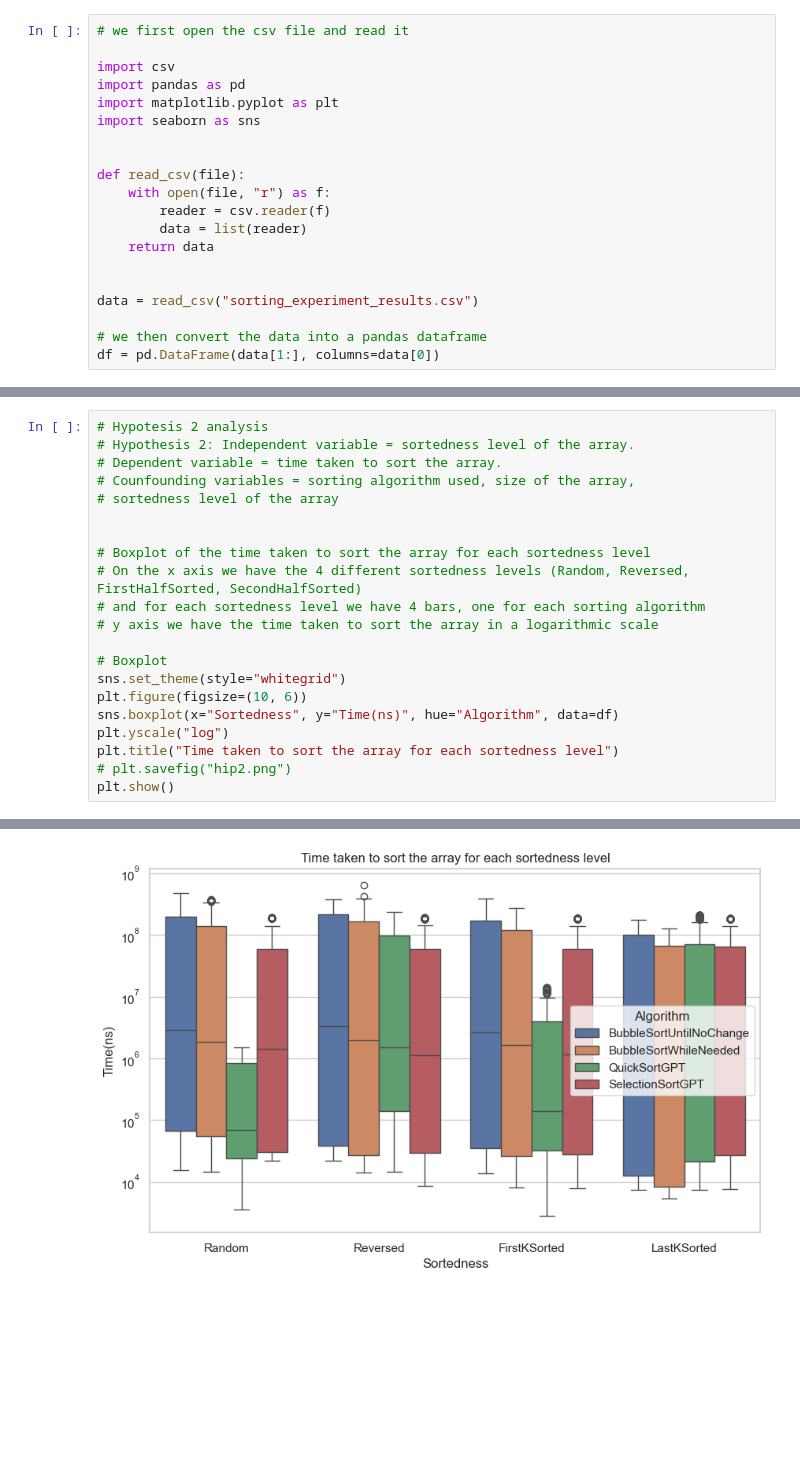
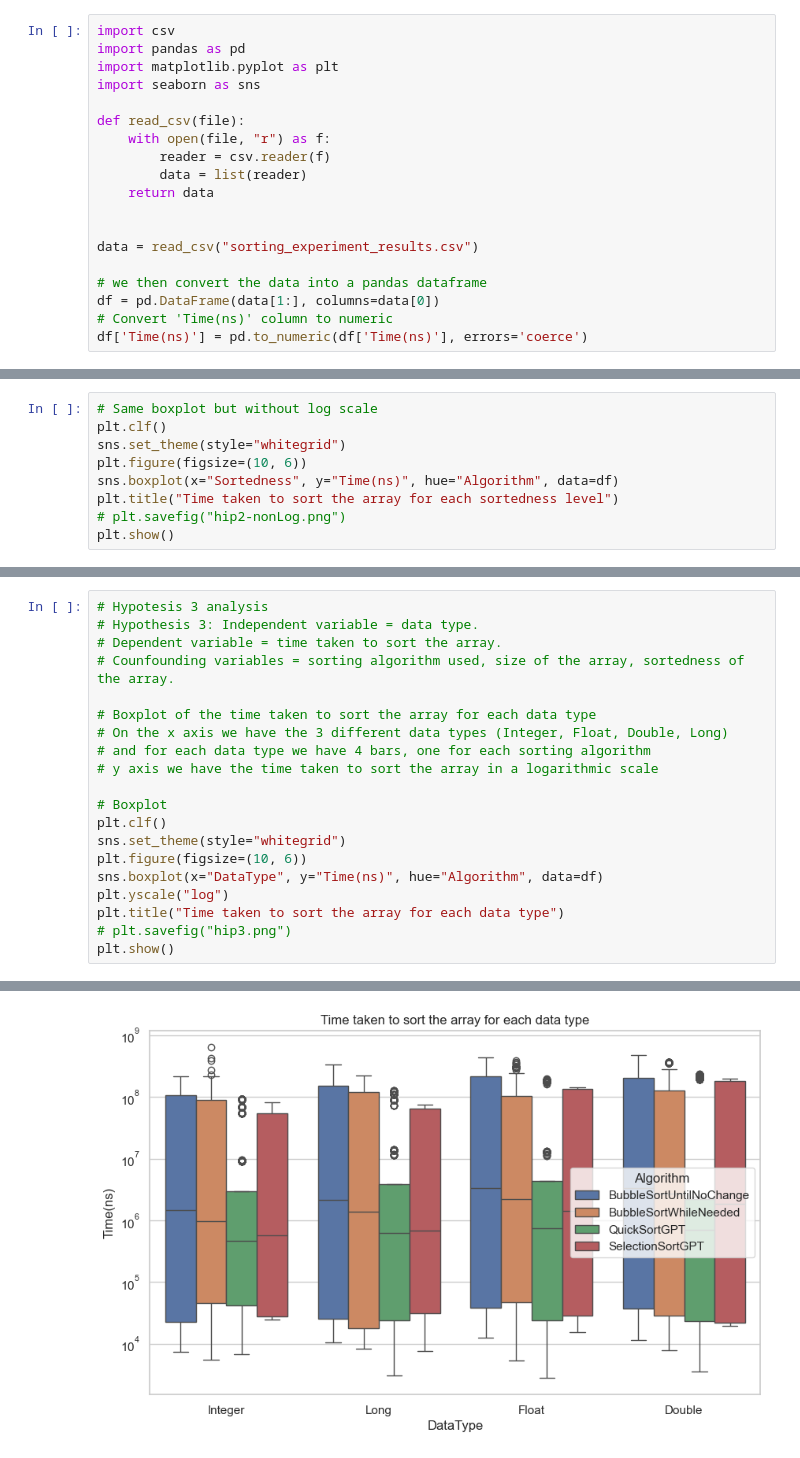
Before and after one commit to costanza1234/USI-Exp-Eval-24, a Jupyter notebook: experiment1/data_analysis/analysis.ipynb, the cells around one changed output, grey strips where cells are left out. Saved outputs shown, nothing was run; the diff lists cells and outputs as text; blank space fills up the shorter version.

Commit message:
Fixed error of time not as number, now grafici sono consistent

```diff
--- a/experiment1/data_analysis/analysis.ipynb
+++ b/experiment1/data_analysis/analysis.ipynb
@@ -1,11 +1,8 @@
 # %%
-# we first open the csv file and read it
-
 import csv
 import pandas as pd
 import matplotlib.pyplot as plt
 import seaborn as sns
-
 
 def read_csv(file):
     with open(file, "r") as f:
@@ -18,3 +15,5 @@ data = read_csv("sorting_experiment_results.csv")
 
 # we then convert the data into a pandas dataframe
 df = pd.DataFrame(data[1:], columns=data[0])
+# Convert 'Time(ns)' column to numeric
+df['Time(ns)'] = pd.to_numeric(df['Time(ns)'], errors='coerce')
@@ -20,0 +44,9 @@ df = pd.DataFrame(data[1:], columns=data[0])
+# %%
+# Same boxplot but without log scale
+plt.clf()
+sns.set_theme(style="whitegrid")
+plt.figure(figsize=(10, 6))
+sns.boxplot(x="Sortedness", y="Time(ns)", hue="Algorithm", data=df)
+plt.title("Time taken to sort the array for each sortedness level")
+# plt.savefig("hip2-nonLog.png")
+plt.show()
@@ -42,22 +79,21 @@ plt.show()
 # %%
-# Hypotesis 2 analysis
-# Hypothesis 2: Independent variable = sortedness level of the array.
+# Hypotesis 3 analysis
+# Hypothesis 3: Independent variable = data type.
 # Dependent variable = time taken to sort the array.
-# Counfounding variables = sorting algorithm used, size of the array,
-# sortedness level of the array
+# Counfounding variables = sorting algorithm used, size of the array, sortedness of the array.
 
-
-# Boxplot of the time taken to sort the array for each sortedness level
-# On the x axis we have the 4 different sortedness levels (Random, Reversed, FirstHalfSorted, SecondHalfSorted)
-# and for each sortedness level we have 4 bars, one for each sorting algorithm
+# Boxplot of the time taken to sort the array for each data type
+# On the x axis we have the 3 different data types (Integer, Float, Double, Long)
+# and for each data type we have 4 bars, one for each sorting algorithm
 # y axis we have the time taken to sort the array in a logarithmic scale
 
 # Boxplot
+plt.clf()
 sns.set_theme(style="whitegrid")
 plt.figure(figsize=(10, 6))
-sns.boxplot(x="Sortedness", y="Time(ns)", hue="Algorithm", data=df)
+sns.boxplot(x="DataType", y="Time(ns)", hue="Algorithm", data=df)
 plt.yscale("log")
-plt.title("Time taken to sort the array for each sortedness level")
-# plt.savefig("hip2.png")
+plt.title("Time taken to sort the array for each data type")
+# plt.savefig("hip3.png")
 plt.show()
 # %% [output]
@@ -64 +101 @@ plt.show()
-[figure, old version]
+[figure, new version]
```
Also changed, not shown: parts of 4 cells of this notebook, 4 other files.
